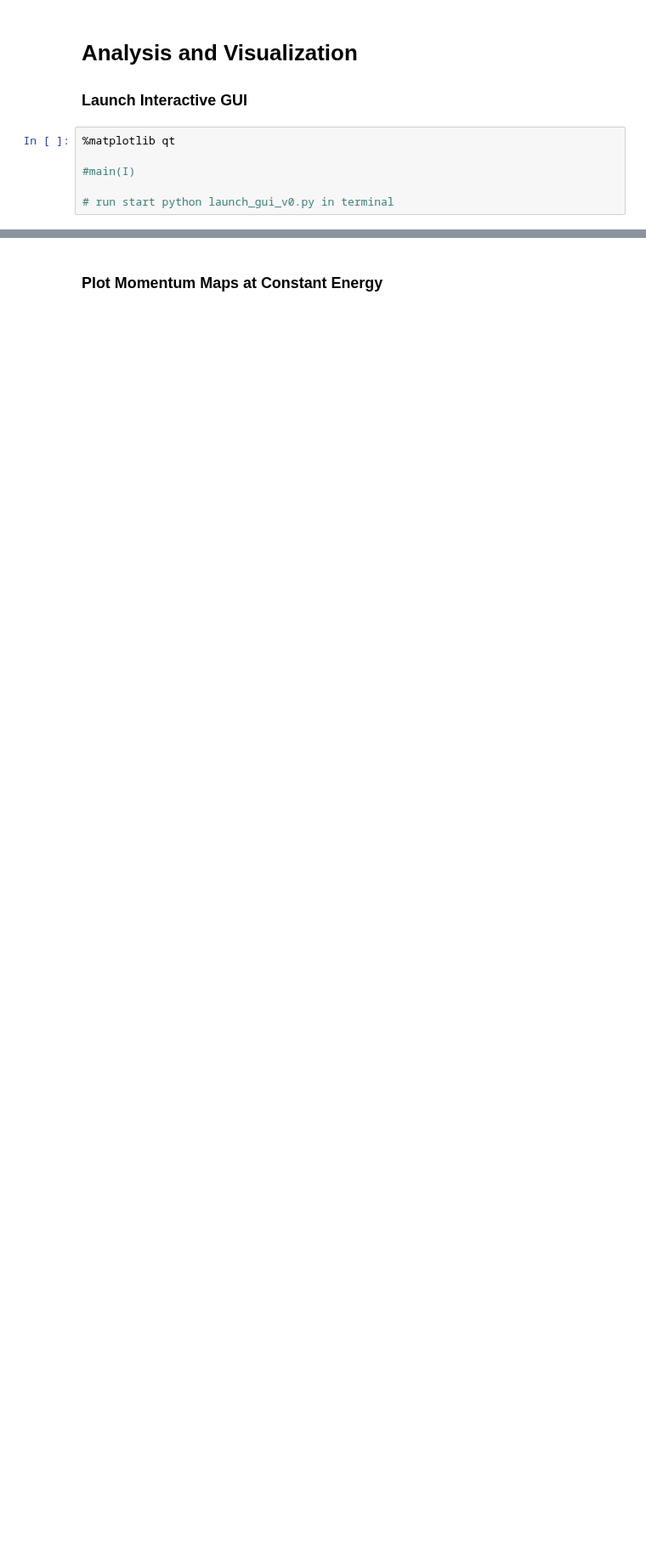
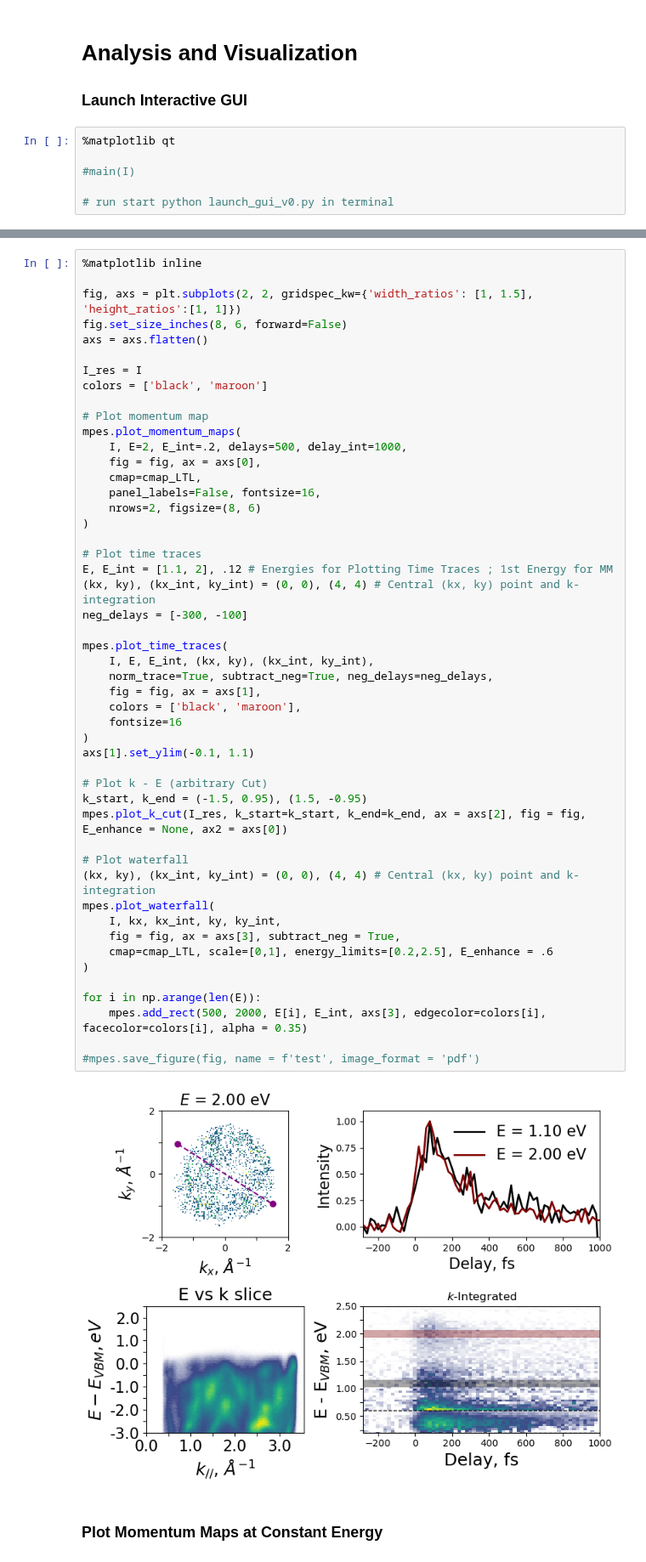
Before and after one commit to lawsonlloyd/mpes-analysis, a Jupyter notebook: mpes_Plot_Analysis.ipynb, the cells around one changed output, grey strips where cells are left out. Shown at 85% size. Cells and saved outputs as stored; diff of their text form; blank space fills up the shorter version.

```diff
--- a/mpes_Plot_Analysis.ipynb
+++ b/mpes_Plot_Analysis.ipynb
@@ -97,3 +99,54 @@ I_res = I
+# %%
+%matplotlib inline
+
+fig, axs = plt.subplots(2, 2, gridspec_kw={'width_ratios': [1, 1.5], 'height_ratios':[1, 1]})
+fig.set_size_inches(8, 6, forward=False)
+axs = axs.flatten()
+
+I_res = I
+colors = ['black', 'maroon']
+
+# Plot momentum map
+mpes.plot_momentum_maps(
+    I, E=2, E_int=.2, delays=500, delay_int=1000,
+    fig = fig, ax = axs[0],
+    cmap=cmap_LTL,
+    panel_labels=False, fontsize=16,
+    nrows=2, figsize=(8, 6)
+)
+
+# Plot time traces
+E, E_int = [1.1, 2], .12 # Energies for Plotting Time Traces ; 1st Energy for MM
+(kx, ky), (kx_int, ky_int) = (0, 0), (4, 4) # Central (kx, ky) point and k-integration
+neg_delays = [-300, -100]
+
+mpes.plot_time_traces(
+    I, E, E_int, (kx, ky), (kx_int, ky_int),
+    norm_trace=True, subtract_neg=True, neg_delays=neg_delays,
+    fig = fig, ax = axs[1],
+    colors = ['black', 'maroon'],
+    fontsize=16
+)
+axs[1].set_ylim(-0.1, 1.1)
+
+# Plot k - E (arbitrary Cut)
+k_start, k_end = (-1.5, 0.95), (1.5, -0.95)
+mpes.plot_k_cut(I_res, k_start=k_start, k_end=k_end, ax = axs[2], fig = fig, E_enhance = None, ax2 = axs[0])
+
+# Plot waterfall
+(kx, ky), (kx_int, ky_int) = (0, 0), (4, 4) # Central (kx, ky) point and k-integration
+mpes.plot_waterfall(
+    I, kx, kx_int, ky, ky_int,
+    fig = fig, ax = axs[3], subtract_neg = True,
+    cmap=cmap_LTL, scale=[0,1], energy_limits=[0.2,2.5], E_enhance = .6
+)
+
+for i in np.arange(len(E)):
+    mpes.add_rect(500, 2000, E[i], E_int, axs[3], edgecolor=colors[i], facecolor=colors[i], alpha = 0.35)
+
+#mpes.save_figure(fig, name = f'test', image_format = 'pdf')
+# %% [output]
+[figure, added]
 # %% [markdown]
 ### Plot Momentum Maps at Constant Energy
 # %%
```
Also changed, not shown: parts of 17 cells of this notebook, 1 other file.
